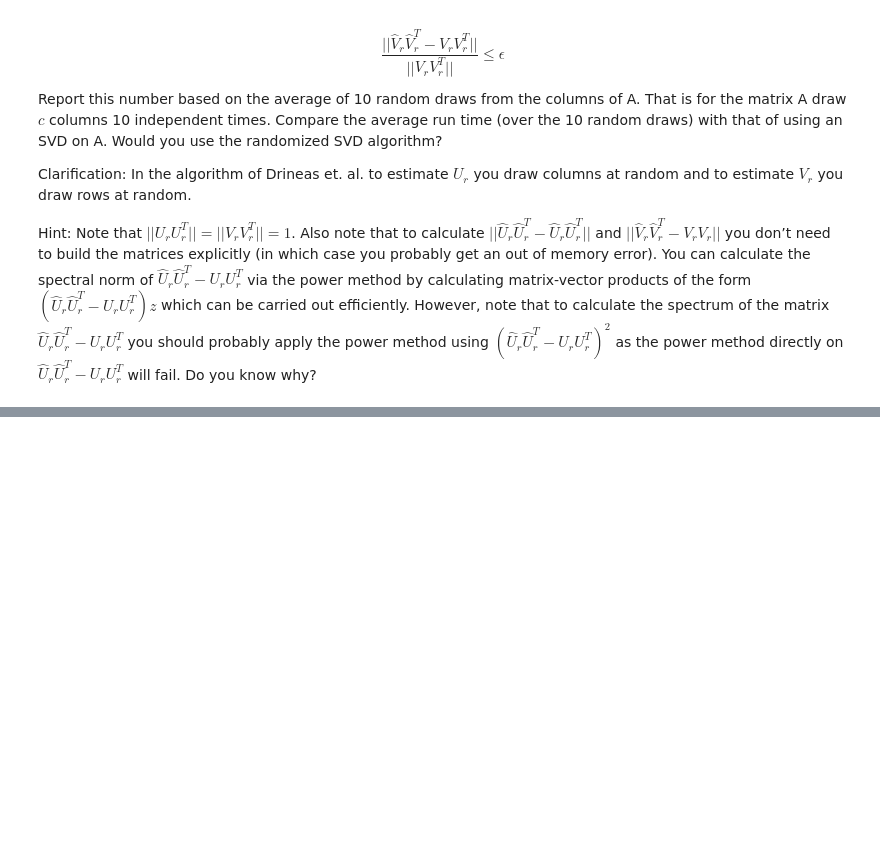
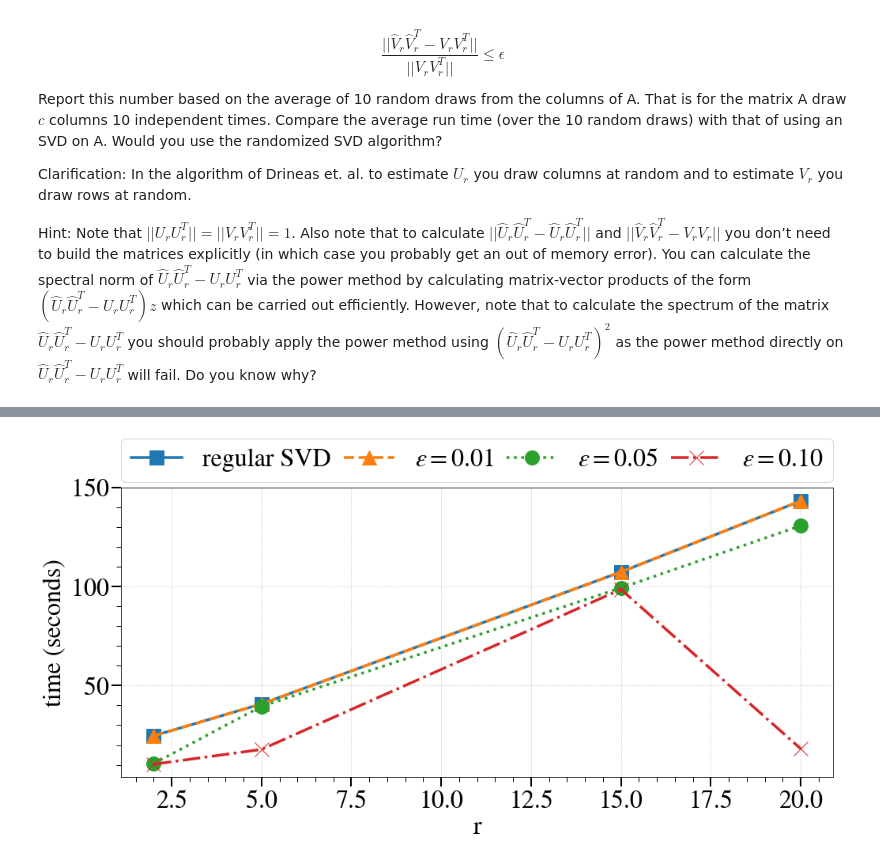
Before and after one commit to saketkc/hatex, a Jupyter notebook: 2018_Fall/EE-546/HW03/Problem2.ipynb, the cells around one changed output, grey strips where cells are left out. Saved outputs shown, nothing was run; the diff lists cells and outputs as text; code cells hidden in the pictures; blank space fills up the shorter version.

```diff
--- a/2018_Fall/EE-546/HW03/Problem2.ipynb
+++ b/2018_Fall/EE-546/HW03/Problem2.ipynb
@@ -153,9 +206,0 @@ def power_iteration(A, eps=1e-3, n_steps=1000):
-# %%
-# Ur
-B = []
-c = 10
-col_probabilities = np.power(norm(A, 2, 0),2)/norm(A, 'fro')**2
-col_choices = range(0, n)
-cols_to_sample = np.random.choice(col_choices, c, p=col_probabilities)
-B = A[:, cols_to_sample]
-Ur_hat, U_singular_values_hat, Ur_VrT_hat = svd(B)
@@ -179,7 +206,0 @@ Ur_VrT_hat.shape
-# %%
-# Vr
-B = []
-c = 10
-row_probabilities = np.power(norm(A, 2, 1),2)/norm(A, 'fro')**2
-row_choices = range(0, m)
-rows_to_sample = np.random.choice(row_choices, c, p=row_probabilities)
@@ -199,3 +206,0 @@ min(B.shape)
-# %%
-B = A[rows_to_sample, :]
-Vr_hat, Vr_singular_values_hat, Vr_VrT_hat= svd(B)
@@ -265,0 +256,3 @@ array([-0.04, -0.04, -0.03, -0.02, -0.05, -0.02, -0.04, -0.03, -0.02,
+# %%
+df = pd.DataFrame(r_vs_time)
+print(df.to_latex())
@@ -265,0 +270,15 @@ array([-0.04, -0.04, -0.03, -0.02, -0.05, -0.02, -0.04, -0.03, -0.02,
+# %%
+fig, ax = plt.subplots(figsize=(15,8))
+ax.plot(df.columns, df.loc[0.01, :], marker='s', linestyle='-', markersize=18, label='regular SVD')
+ax.plot(df.columns, df.loc[0.01, :], marker='^', linestyle='--', markersize=18, label='$\epsilon=0.01$')
+ax.plot(df.columns, df.loc[0.05, :], marker='o', linestyle=':', markersize=18, label='$\epsilon=0.05$')
+ax.plot(df.columns, df.loc[0.10, :], marker='x', linestyle='-.', markersize=18, label='$\epsilon=0.10$')
+setup_axis(ax)
+ax.set_xlabel('r')
+ax.set_ylabel('time (seconds)')
+ax.legend(bbox_to_anchor=(0., 1.02, 1., .102), loc=3,
+              ncol=4, mode="expand", borderaxespad=0.)
+fig.tight_layout()
+fig.savefig('time_ms.pdf')
+# %% [output]
+[figure, added]
```
Also changed, not shown: parts of 32 cells of this notebook.
